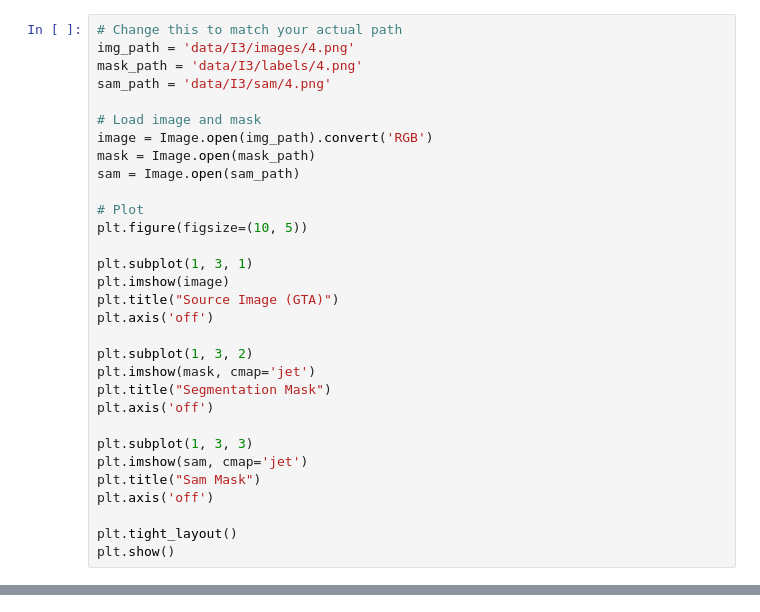
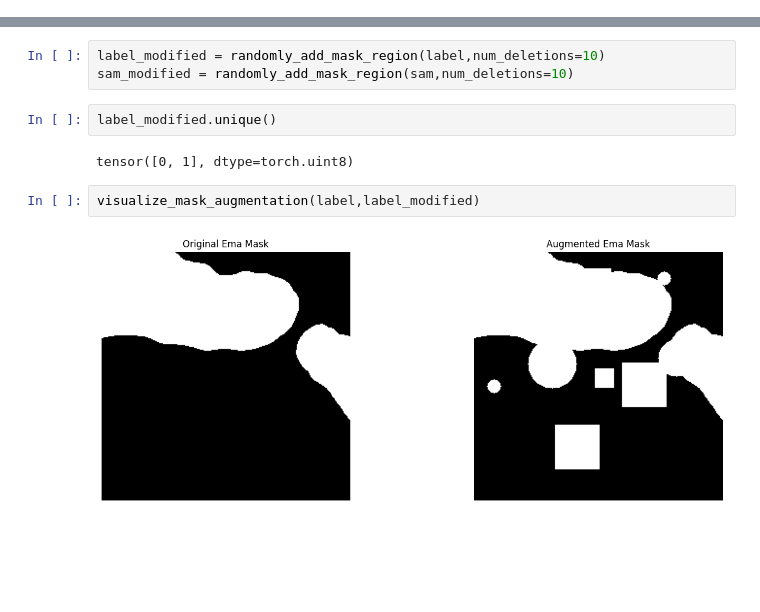
Before and after one commit to Momo1505/PRISM_UDA_3D, a Jupyter notebook: experiment.ipynb, the cells around one changed output, grey strips where cells are left out. Drawn from its saved outputs; the diff is of its cells as text; blank space fills up the shorter version.

```diff
--- a/experiment.ipynb
+++ b/experiment.ipynb
@@ -28,31 +11,0 @@ zoom_min,zoom_max
-# %%
-# Change this to match your actual path
-img_path = 'data/I3/images/4.png'
-mask_path = 'data/I3/labels/4.png'
-sam_path = 'data/I3/sam/4.png'
-
-# Load image and mask
-image = Image.open(img_path).convert('RGB')
-mask = Image.open(mask_path)
-sam = Image.open(sam_path)
-
-# Plot
-plt.figure(figsize=(10, 5))
-
-plt.subplot(1, 3, 1)
-plt.imshow(image)
-plt.title("Source Image (GTA)")
-plt.axis('off')
-
-plt.subplot(1, 3, 2)
-plt.imshow(mask, cmap='jet')
-plt.title("Segmentation Mask")
-plt.axis('off')
-
-plt.subplot(1, 3, 3)
-plt.imshow(sam, cmap='jet')
-plt.title("Sam Mask")
-plt.axis('off')
-
-plt.tight_layout()
-plt.show()
@@ -116,0 +144,11 @@ plt.show()
+# %%
+label_modified = randomly_add_mask_region(label,num_deletions=10)
+sam_modified = randomly_add_mask_region(sam,num_deletions=10)
+# %%
+label_modified.unique()
+# %% [output]
+tensor([0, 1], dtype=torch.uint8)
+# %%
+visualize_mask_augmentation(label,label_modified)
+# %% [output]
+[figure, added]
```
Also changed, not shown: parts of 16 cells of this notebook, 3 other files.
